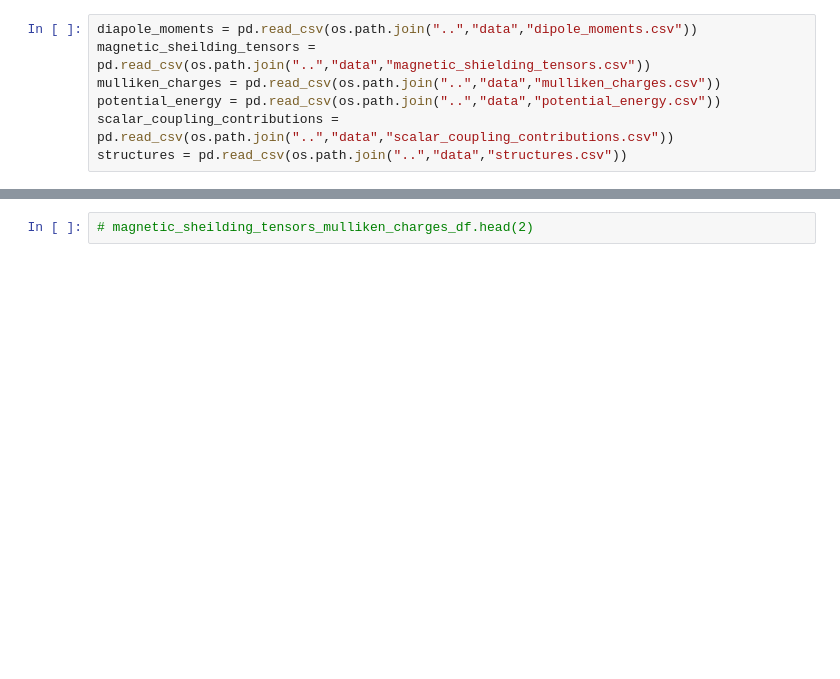
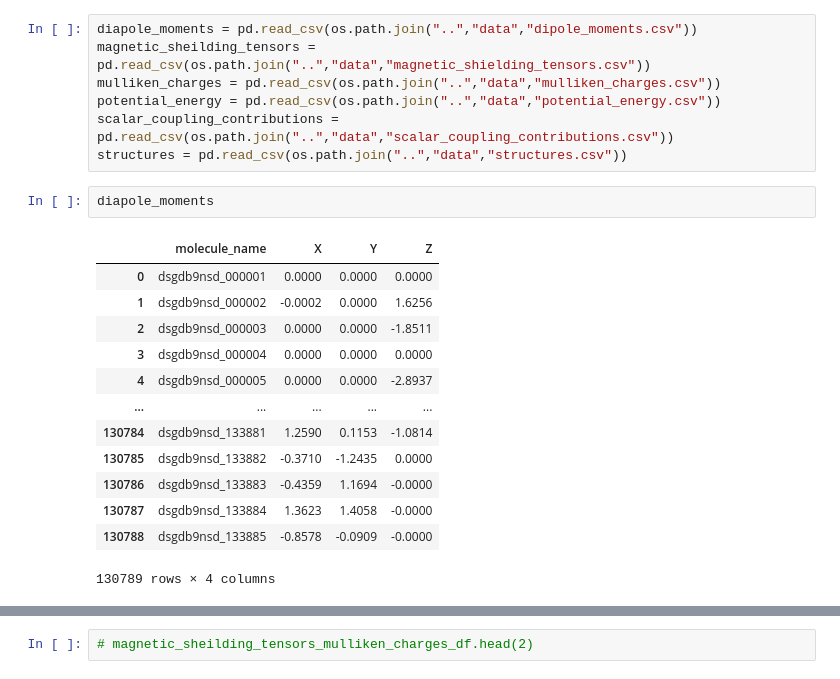
Before and after one commit to AymanSulaiman/Predicting-molecular-properties, a Jupyter notebook: notebooks/data_cleaning.ipynb, the cells around one changed output, grey strips where cells are left out. Saved outputs shown, nothing was run; the diff lists cells and outputs as text; blank space fills up the shorter version.

```diff
--- a/notebooks/data_cleaning.ipynb
+++ b/notebooks/data_cleaning.ipynb
@@ -22,3 +22,19 @@ mulliken_charges = pd.read_csv(os.path.join("..","data","mulliken_charges.csv"))
 potential_energy = pd.read_csv(os.path.join("..","data","potential_energy.csv"))
 scalar_coupling_contributions = pd.read_csv(os.path.join("..","data","scalar_coupling_contributions.csv"))
 structures = pd.read_csv(os.path.join("..","data","structures.csv"))
+# %%
+diapole_moments
+# %% [output]
+|  | molecule_name | X | Y | Z |
+| 0 | dsgdb9nsd_000001 | 0.0000 | 0.0000 | 0.0000 |
+| 1 | dsgdb9nsd_000002 | -0.0002 | 0.0000 | 1.6256 |
+| 2 | dsgdb9nsd_000003 | 0.0000 | 0.0000 | -1.8511 |
+| 3 | dsgdb9nsd_000004 | 0.0000 | 0.0000 | 0.0000 |
+| 4 | dsgdb9nsd_000005 | 0.0000 | 0.0000 | -2.8937 |
+| ... | ... | ... | ... | ... |
+| 130784 | dsgdb9nsd_133881 | 1.2590 | 0.1153 | -1.0814 |
+| 130785 | dsgdb9nsd_133882 | -0.3710 | -1.2435 | 0.0000 |
+| 130786 | dsgdb9nsd_133883 | -0.4359 | 1.1694 | -0.0000 |
+| 130787 | dsgdb9nsd_133884 | 1.3623 | 1.4058 | -0.0000 |
+| 130788 | dsgdb9nsd_133885 | -0.8578 | -0.0909 | -0.0000 |
+130789 rows × 4 columns
```
Also changed, not shown: parts of 21 cells of this notebook, 3 other files.
